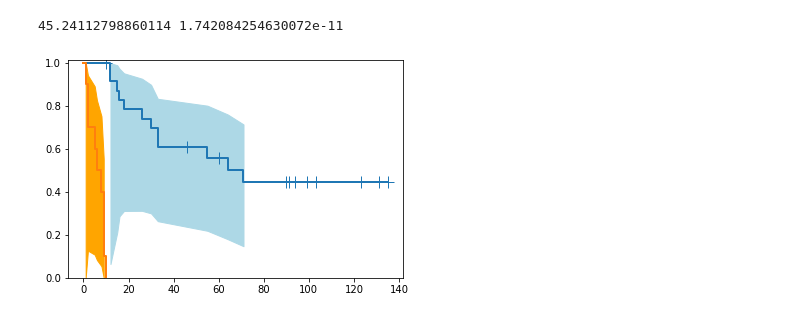
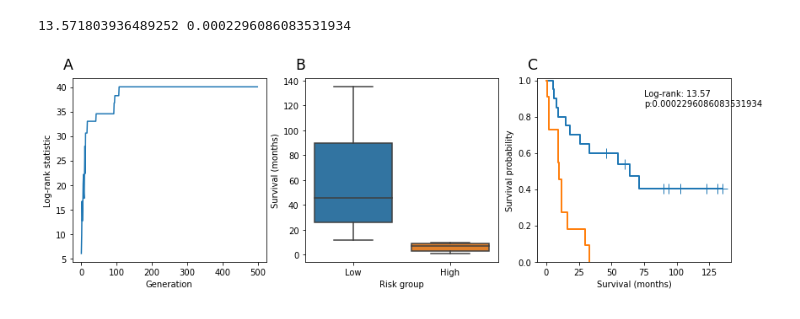
Before and after one commit to c-whitley/PHD, a Jupyter notebook: Image_Fusion_Prognosis_Target_Labels.ipynb, the cells around one changed output. Drawn from its saved outputs; the diff is of its cells as text; code cells hidden in the pictures.

```diff
--- a/Image_Fusion_Prognosis_Target_Labels.ipynb
+++ b/Image_Fusion_Prognosis_Target_Labels.ipynb
@@ -14,6 +20,13 @@ patients = pd.read_pickle('patient_df.pickle')
+# %%
+patients = pd.read_pickle('patient_df.pickle')
+
+total = pd.read_pickle('/mnt/c/Users/conor/Git_Projects/PHD/December_Prognosis/December_Datat_32.pickle')
+patients = total.groupby('Patient_Number').sample(1).reset_index().iloc[:,:44]#total = truncate(total, start=1000, end=1800)
 # %%
-po = Patient_opt(patients, mutpb=0.05, n_indviduals=500)
+po = Patient_opt(patients, mutpb=0.10, n_indviduals=100, n_gens=500)
 
 po.run_optimisation()
+# %%
+fits = np.array([p['Fitnesses'].max() for p in po.results])
 # %%
-df = pd.DataFrame(po.results).#iloc[-1,:]
+df = pd.DataFrame(po.results).iloc[np.argmax(fits),:]
@@ -24,28 +33,45 @@ df = pd.DataFrame(po.results).#iloc[-1,:]
 # %%
-fig, ax = plt.subplots()
+fig, (ax1, ax2, ax3) = plt.subplots(figsize=(14,4),ncols=3)
 
 best = np.argmax(df['Fitnesses'])
 
 duration = patients['survival (months)'].values
 death_obs = (patients['DiedvsAlive'] == 'Died').values
 groups = np.array(df['Individuals'][best])==1
+patients['Groups'] = groups
 
 # Perform log-rank test to determine statistic to maximise
 stat, p = sm.duration.survdiff(duration, death_obs, groups)
 
 sft = sm.SurvfuncRight(duration[groups], death_obs[groups])
 lcb, ucb = sft.simultaneous_cb()
-ax.fill_between(sft.surv_times, lcb, ucb, color='lightblue')
+#ax.fill_between(sft.surv_times, lcb, ucb, color='lightblue')
 
 sff = sm.SurvfuncRight(duration[~groups], death_obs[~groups])
 lcb, ucb = sff.simultaneous_cb()
-ax.fill_between(sff.surv_times, lcb, ucb, color='orange')
+#ax.fill_between(sff.surv_times, lcb, ucb, color='orange')
 
+ax1.plot(fits)
+ax1.set_xlabel('Generation')
+ax1.set_ylabel('Log-rank statistic')
 
-sft.plot(ax=ax);
-sff.plot(ax=ax);
+sns.boxplot(data=patients, y='survival (months)', x='Opt_Group', ax=ax2)
+ax2.set_ylabel('Survival (months)')
+ax2.set_xlabel('Risk group')
+ax2.set_xticklabels(['Low', 'High'])
+
+sft.plot(ax=ax3);
+sff.plot(ax=ax3);
+ax3.set_xlabel('Survival (months)')
+ax3.set_ylabel('Survival probability')
+
+[ax.text(-0.05, 1.05, let, size='xx-large', transform=ax.transAxes) for ax, let in zip((ax1, ax2, ax3), string.ascii_uppercase)]
+
+if p < 0.0001: p = '<0.0001'
+ax3.text(0.55, 0.85, f'Log-rank: {stat:0.2f}\np:{p}', size='medium', transform=ax3.transAxes)
 
 print(stat, p)
+fig.savefig('/mnt/c/Users/conor/Git_Projects/PHD/December_Prognosis/Paper_Plots/Optimisation_Curve.pdf', bbox_inches='tight')
 # %% [output]
-45.24112798860114 1.742084254630072e-11
+13.571803936489252 0.0002296086083531934
-[figure, old version]
+[figure, new version]
```
Also changed, not shown: parts of 6 cells of this notebook, 51 other files.
